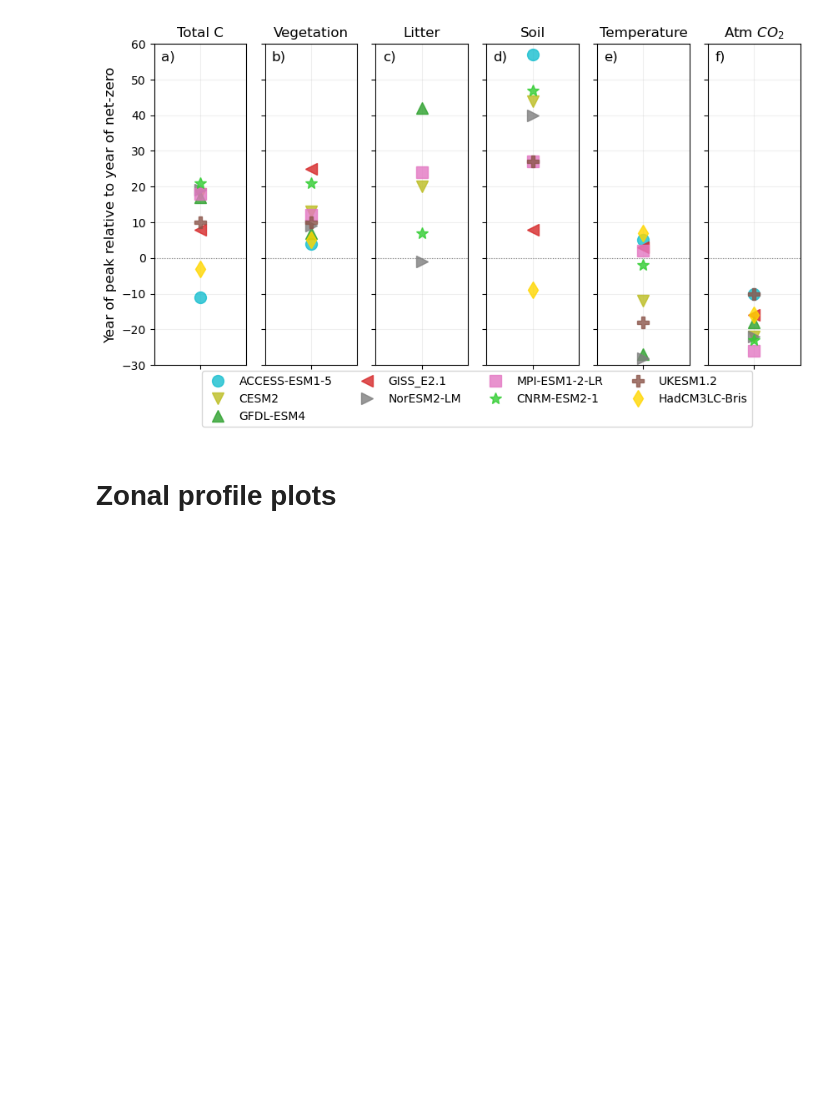
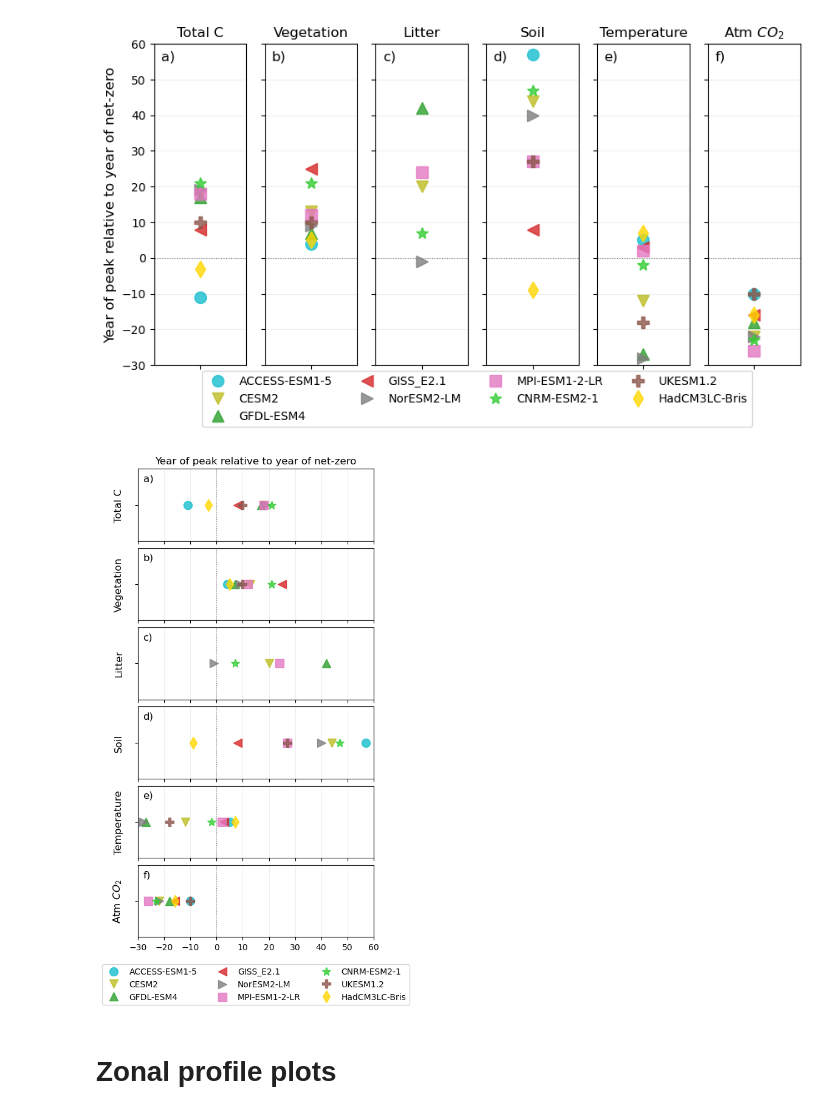
Before and after one commit to aswann/flat10MIP_analysis, a Jupyter notebook: figures_paper.ipynb, the cells around one changed output. Cells and saved outputs as stored; diff of their text form; code cells hidden in the pictures; blank space fills up the shorter version.

Commit message:
sideways leadlag fig

```diff
--- a/figures_paper.ipynb
+++ b/figures_paper.ipynb
@@ -751,14 +751,14 @@ for m in range(len(modellist)):
         Cts=Cts[np.where(Cts>0)]- initC.values
 
         axes[vi,0].plot(Cts[0:300],label=model,color=mcolor)
-        axes[vi,0].grid(lw=0.3)
+        axes[vi,0].grid(alpha=0.2)
         axes[vi,0].axvline(100,lw=0.8,color="gray",linestyle=":")
 
         #flat10 zec
         Cts=np.append(timeseriesE.data[1:99].values, timeseries.data[1:199].values) - initC.values
 
         axes[vi,1].plot(Cts,label=model,color=mcolor)
-        axes[vi,1].grid(lw=0.3)
+        axes[vi,1].grid(alpha=0.2)
         axes[vi,1].axvline(100,lw=0.8,color="gray",linestyle=":")
 
         e=2
@@ -771,7 +771,7 @@ for m in range(len(modellist)):
 
         #Cts=timeseries.data[1:199]-initC
         axes[vi,2].plot(Cts,label=model,color=mcolor)
-        axes[vi,2].grid(lw=0.3)
+        axes[vi,2].grid(alpha=0.2)
         axes[vi,2].axvline(100,lw=0.8,color="gray",linestyle=":")
         axes[vi,2].axvline(150,lw=0.8,color="gray",linestyle=":")
 
@@ -856,7 +856,7 @@ ax[0].set_ylabel('Year of peak relative to year of net-zero',fontsize=12)
 
 
 for axi in range(6):
-    ax[axi].grid(alpha=0.2)
+    ax[axi].yaxis.grid(alpha=0.2)
     ax[axi].axhline(0,lw=0.8,color="gray",linestyle=":")
     ymin=-30
     ymax=60
@@ -897,6 +897,76 @@ plt.savefig('figures/leadlagpeak_' +latrange +'.pdf', bbox_inches='tight')
 #         bbox=dict(facecolor='0.7', edgecolor='none', pad=3.0))
 # %% [output]
 [figure]
+# %%
+latrange='global'
+
+leadlagpeak = leadlagpeak_global_cdr
+
+nr=6
+nc=1
+fig, ax =plt.subplots(nr,nc,figsize=(5,10))
+
+plotnames=['Total C', 'Vegetation', 'Litter', 'Soil', 'Temperature','Atm $CO_2$']
+
+for m in range(len(modellist)):
+    model=modellist[m]
+
+    ax[0].plot(leadlagpeak['cTot'][model],1,color=modelcolors[m],marker=markerlist[m],linestyle='none',label=model,markersize=10,alpha=0.8)
+    ax[1].plot(leadlagpeak['cVeg'][model],1,color=modelcolors[m],marker=markerlist[m],linestyle='none',label=model,markersize=10,alpha=0.8)
+    ax[2].plot(leadlagpeak['cLitter'][model],1,color=modelcolors[m],marker=markerlist[m],linestyle='none',label=model,markersize=10,alpha=0.8)
+    ax[3].plot(leadlagpeak['cSoil'][model],1,color=modelcolors[m],marker=markerlist[m],linestyle='none',label=model,markersize=10,alpha=0.8)
+    ax[4].plot(leadlagpeak['tas'][model],1,color=modelcolors[m],marker=markerlist[m],linestyle='none',label=model,markersize=10,alpha=0.8)
+    ax[5].plot(leadlagpeak['co2'][model],1,color=modelcolors[m],marker=markerlist[m],linestyle='none',label=model,markersize=10,alpha=0.8)
+
+
+ax[0].set_title('Year of peak relative to year of net-zero',fontsize=12)
+
+
+for axi in range(6):
+    ax[axi].set_ylabel(plotnames[axi],fontsize=12)
+    ax[axi].xaxis.grid(alpha=0.2)
+    ax[axi].axvline(0,lw=0.8,color="gray",linestyle=":")
+    ymin=-30
+    ymax=60
+    ax[axi].set_xlim([ymin,ymax])
+    ax[axi].xaxis.set_ticks(np.arange(ymin,ymax+1,10))
+    ax[axi].yaxis.set_ticks([1])
+    ax[axi].yaxis.set_tick_params(labelcolor='none')
+    if axi<nr-1:
+        ax[axi].xaxis.set_tick_params(labelcolor='none')
+    # else:
+    #     ax[axi].yaxis.set_tick_params(fontsize=12)
+
+    ax[axi].annotate(subplotlabelnames[axi],
+                     xy=(0, 1), xycoords='axes fraction',
+                     xytext=(+0.5, -0.5), textcoords='offset fontsize',
+                     fontsize='large', verticalalignment='top')
+
+# ax[5].legend()
+lgax=ax[nr-1].legend(loc='lower center', ncol=3,bbox_to_anchor=(0.5, -1))
+
+fig.subplots_adjust(hspace=0.1)
+
+# fig.suptitle('year of peak relative to net zero - ' +latrange)
+
+plt.savefig('figures/leadlagpeak_sideways_' +latrange +'.pdf', bbox_inches='tight')
+plt.show()
+plt.close()
+
+# for label, ax in axs.items():
+#     # Use Axes.annotate to put the label
+#     # - at the top left corner (axes fraction (0, 1)),
+#     # - offset half-a-fontsize right and half-a-fontsize down
+#     #   (offset fontsize (+0.5, -0.5)),
+#     # i.e. just inside the axes.
+#     ax.annotate(
+#         label,
+#         xy=(0, 1), xycoords='axes fraction',
+#         xytext=(+0.5, -0.5), textcoords='offset fontsize',
+#         fontsize='medium', verticalalignment='top', fontfamily='serif',
+#         bbox=dict(facecolor='0.7', edgecolor='none', pad=3.0))
+# %% [output]
+[figure, added]
 # %% [markdown]
 # Zonal profile plots
 # %%
```
Also changed, not shown: parts of 1 cell of this notebook, 6 other files.
